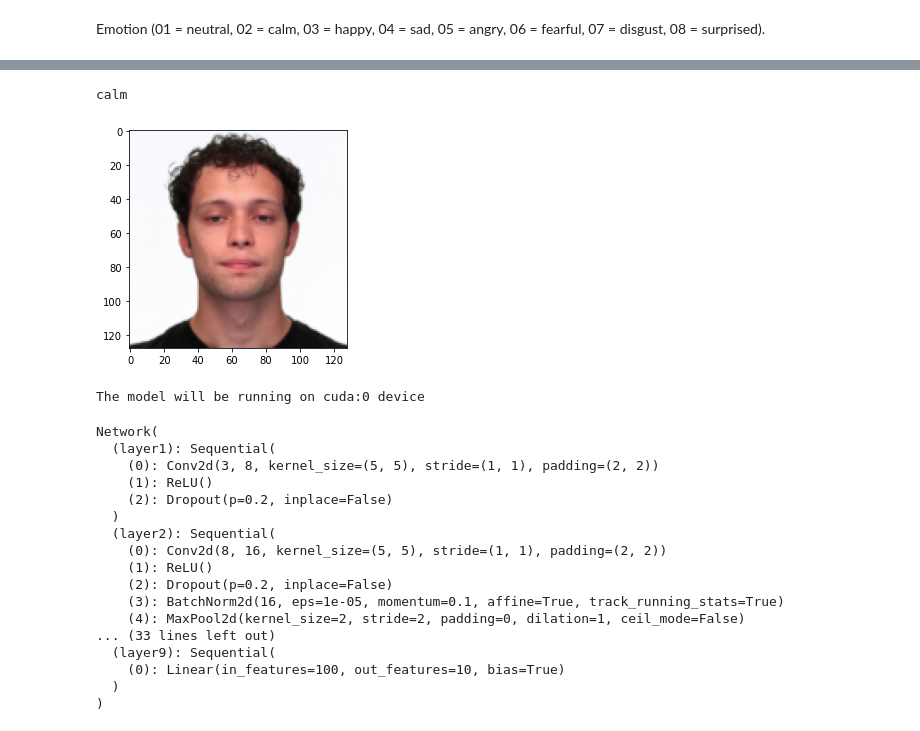
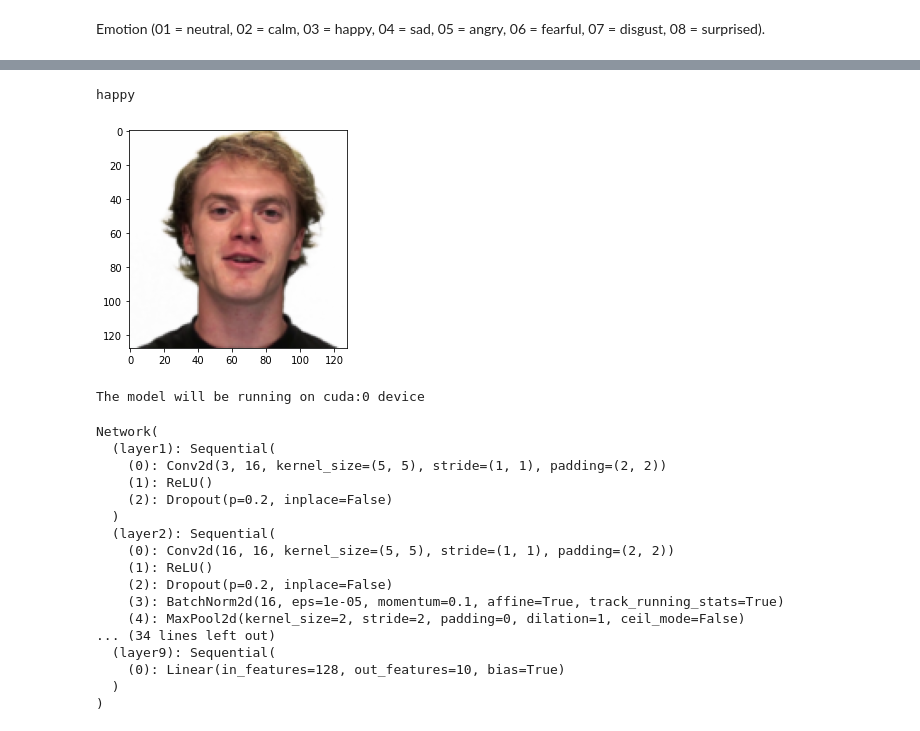
Before and after one commit to Ale-Ba2lero/Multimodal-Emotion-Analysis, a Jupyter notebook: face_emotion_classifier.ipynb, the cells around one changed output, grey strips where cells are left out. Cells and saved outputs as stored; diff of their text form; code cells hidden in the pictures.

```diff
--- a/face_emotion_classifier.ipynb
+++ b/face_emotion_classifier.ipynb
@@ -178,16 +178,14 @@ train_set, test_set = torch.utils.data.random_split(face_dataset, [trainingset_l
 # %%
 import matplotlib.pyplot as plt
 import numpy as np
 
 # Function to show the images
 def imageshow(sample):
     plt.imshow(sample['image'].permute(1, 2, 0))
     print(emotion[sample['cat'].item()])
+
+imageshow(train_set[0])
+# %% [output]
+happy
+[figure, added]
-# %%
-idx = 0
-
-imageshow(train_set[idx])
-# %% [output]
-calm
-[figure, removed]
 # %%
@@ -203,13 +201,13 @@ class Network(nn.Module):
         super(Network, self).__init__()
 
         self.layer1 = torch.nn.Sequential(
-            nn.Conv2d(in_channels=3, out_channels=8, kernel_size=5, stride=1, padding=2),
+            nn.Conv2d(in_channels=3, out_channels=16, kernel_size=5, stride=1, padding=2),
             torch.nn.ReLU(),
-            torch.nn.Dropout(p=0.2)
+            torch.nn.Dropout(p=0.2),
         )
 
         self.layer2 = torch.nn.Sequential(
-            nn.Conv2d(in_channels=8, out_channels=16, kernel_size=5, stride=1, padding=2),
+            nn.Conv2d(in_channels=16, out_channels=16, kernel_size=5, stride=1, padding=2),
             torch.nn.ReLU(),
             torch.nn.Dropout(p=0.2),
             nn.BatchNorm2d(16),
@@ -217,45 +215,46 @@ class Network(nn.Module):
         )
 
         self.layer3 = torch.nn.Sequential(
-            nn.Conv2d(in_channels=16, out_channels=16, kernel_size=3, stride=1, padding=1),
+            nn.Conv2d(in_channels=16, out_channels=32, kernel_size=3, stride=1, padding=1),
             torch.nn.ReLU(),
             torch.nn.Dropout(p=0.2),
+            nn.BatchNorm2d(32),
         )
 
         self.layer4 = torch.nn.Sequential(
-            nn.Conv2d(in_channels=16, out_channels=16, kernel_size=3, stride=1, padding=1),
+            nn.Conv2d(in_channels=32, out_channels=32, kernel_size=3, stride=1, padding=1),
             torch.nn.ReLU(),
             torch.nn.Dropout(p=0.2),
         )
 
         self.layer5 = torch.nn.Sequential(
-            nn.Conv2d(in_channels=16, out_channels=16, kernel_size=3, stride=1, padding=1),
+            nn.Conv2d(in_channels=32, out_channels=32, kernel_size=3, stride=1, padding=1),
             torch.nn.ReLU(),
             torch.nn.Dropout(p=0.2),
-            nn.BatchNorm2d(16),
+            nn.BatchNorm2d(32),
             nn.MaxPool2d(2,2)
         )
 
         self.layer6 = torch.nn.Sequential(
-            nn.Linear(16*(IMG_SIZE//4)*(IMG_SIZE//4), 200),
+            nn.Linear(32*(IMG_SIZE//4)*(IMG_SIZE//4), 512),
             torch.nn.ReLU(),
-            torch.nn.Dropout(p=0.5)
+            torch.nn.Dropout(p=0.5),
         )
 
         self.layer7 = torch.nn.Sequential(
-            nn.Linear(200, 200),
+            nn.Linear(512, 256),
             torch.nn.ReLU(),
             torch.nn.Dropout(p=0.5)
         )
 
         self.layer8 = torch.nn.Sequential(
-            nn.Linear(200, 100),
+            nn.Linear(256, 128),
             torch.nn.ReLU(),
             torch.nn.Dropout(p=0.5)
         )
 
         self.layer9 = torch.nn.Sequential(
-            nn.Linear(100, NUM_CLASSES)
+            nn.Linear(128, NUM_CLASSES)
         )
 
 
@@ -265,7 +264,7 @@ class Network(nn.Module):
         output = self.layer3(output)
         output = self.layer4(output)
         output = self.layer5(output)
-        output = output.view(-1, 16*(IMG_SIZE//4)*(IMG_SIZE//4))
+        output = output.view(-1, 32*(IMG_SIZE//4)*(IMG_SIZE//4))
         output = self.layer6(output)
         output = self.layer7(output)
         output = self.layer8(output)
@@ -284,19 +283,19 @@ model.to(device)
 The model will be running on cuda:0 device
 Network(
   (layer1): Sequential(
-    (0): Conv2d(3, 8, kernel_size=(5, 5), stride=(1, 1), padding=(2, 2))
+    (0): Conv2d(3, 16, kernel_size=(5, 5), stride=(1, 1), padding=(2, 2))
     (1): ReLU()
     (2): Dropout(p=0.2, inplace=False)
   )
   (layer2): Sequential(
-    (0): Conv2d(8, 16, kernel_size=(5, 5), stride=(1, 1), padding=(2, 2))
+    (0): Conv2d(16, 16, kernel_size=(5, 5), stride=(1, 1), padding=(2, 2))
     (1): ReLU()
     (2): Dropout(p=0.2, inplace=False)
     (3): BatchNorm2d(16, eps=1e-05, momentum=0.1, affine=True, track_running_stats=True)
     (4): MaxPool2d(kernel_size=2, stride=2, padding=0, dilation=1, ceil_mode=False)
-... (33 lines left out)
+... (34 lines left out)
   (layer9): Sequential(
-    (0): Linear(in_features=100, out_features=10, bias=True)
+    (0): Linear(in_features=128, out_features=10, bias=True)
   )
 )
 # %%
```
Also changed, not shown: parts of 4 cells of this notebook.
